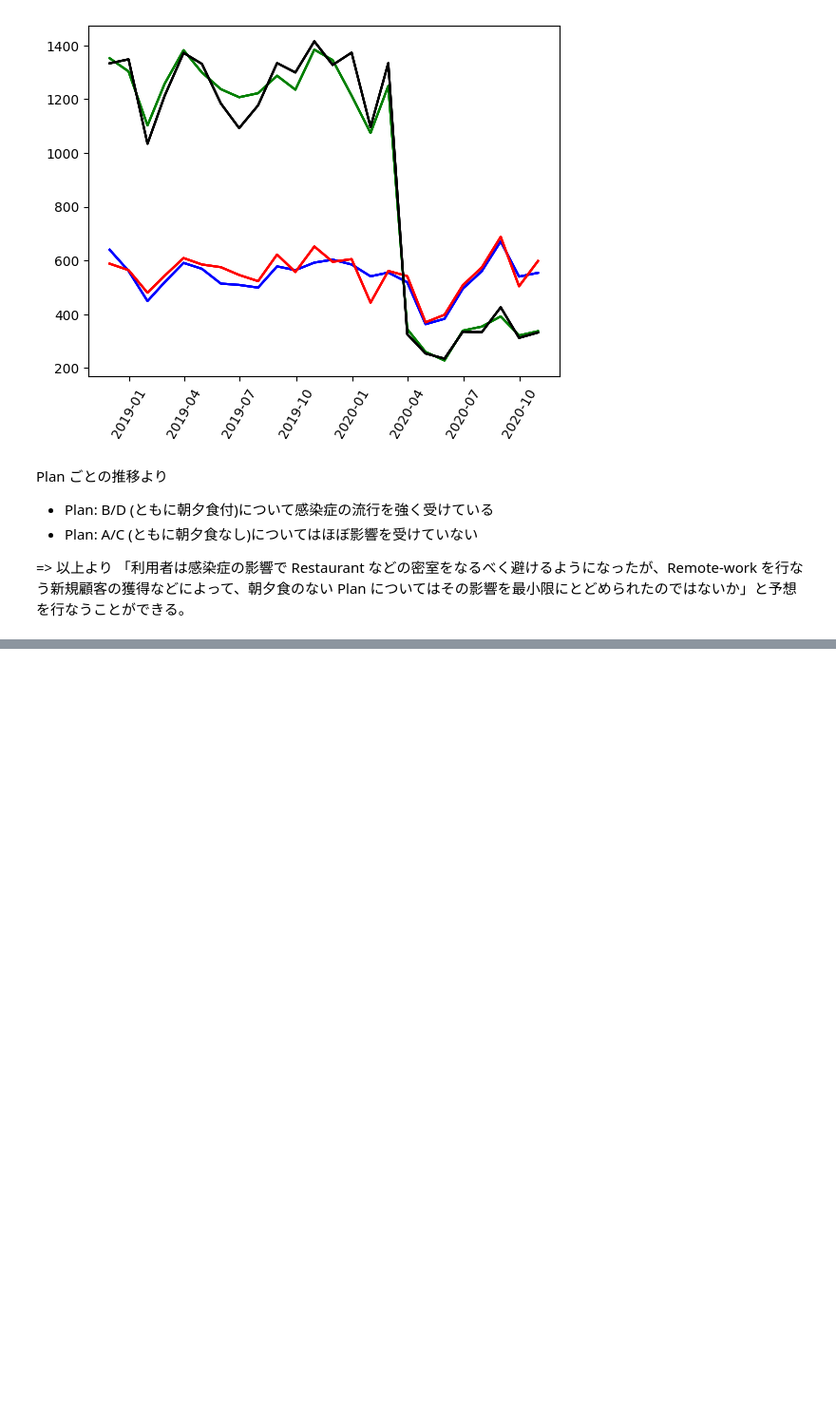
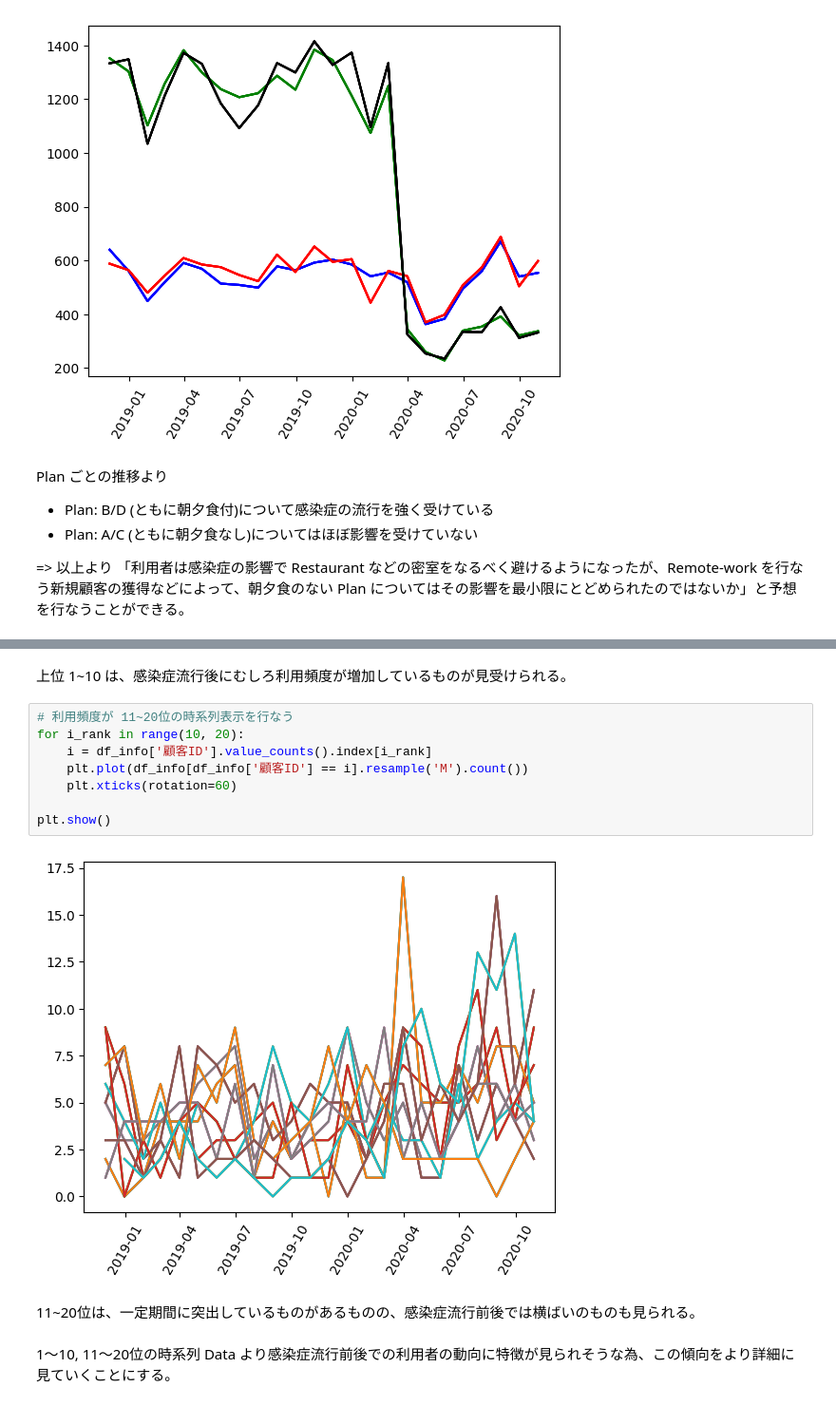
Before and after one commit to 1024xx4/math_programing_for_ai_and_ds, a Jupyter notebook: section01/section01.ipynb, the cells around one changed output, grey strips where cells are left out. Shown: that part at 95% size. Drawn from its saved outputs; the diff is of its cells as text; blank space fills up the shorter version.

```diff
--- a/section01/section01.ipynb
+++ b/section01/section01.ipynb
@@ -353,0 +459,16 @@ Plan ごとの推移より
+# %% [markdown]
+上位 1~10 は、感染症流行後にむしろ利用頻度が増加しているものが見受けられる。
+# %%
+# 利用頻度が 11~20位の時系列表示を行なう
+for i_rank in range(10, 20):
+    i = df_info['顧客ID'].value_counts().index[i_rank]
+    plt.plot(df_info[df_info['顧客ID'] == i].resample('M').count())
+    plt.xticks(rotation=60)
+
+plt.show()
+# %% [output]
+[figure, added]
+# %% [markdown]
+11~20位は、一定期間に突出しているものがあるものの、感染症流行前後では横ばいのものも見られる。
+# %% [markdown]
+1～10, 11～20位の時系列 Data より感染症流行前後での利用者の動向に特徴が見られそうな為、この傾向をより詳細に見ていくことにする。
```
Also changed, not shown: parts of 3 cells of this notebook.
